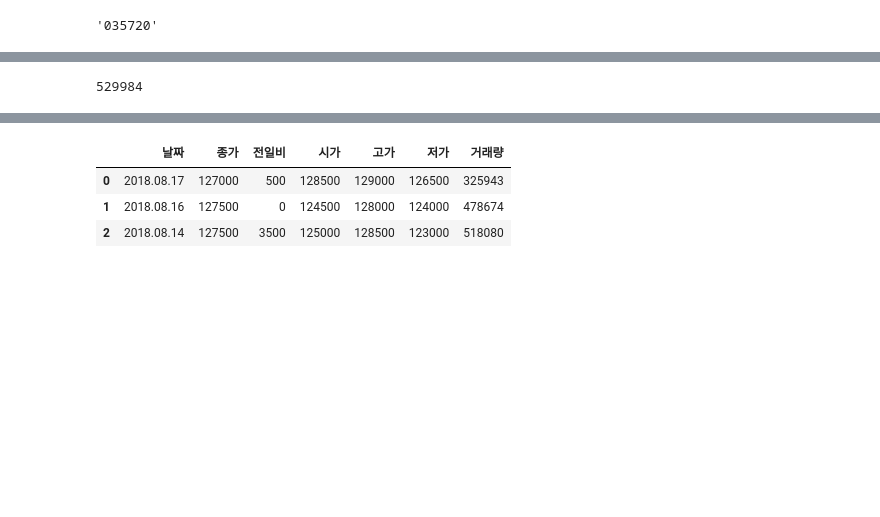
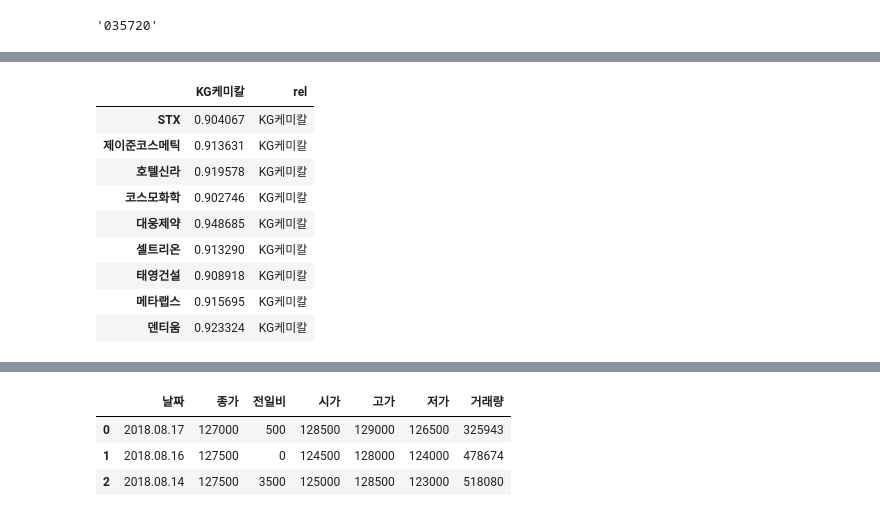
Before and after one commit to GoetheLee/WebCrawlerStudy, a Jupyter notebook: Etrade/get_stock_price_and_corr.ipynb, the cells around one changed output, grey strips where cells are left out. Drawn from its saved outputs; the diff is of its cells as text; code cells hidden in the pictures; blank space fills up the shorter version.

```diff
--- a/Etrade/get_stock_price_and_corr.ipynb
+++ b/Etrade/get_stock_price_and_corr.ipynb
@@ -152,4 +152,4 @@ close_df.head()
 # %%
 close_corr = close_df.corr()
 # %%
-close_corr[close_corr > 0.9]
+close_corr_09 = close_corr[(close_corr > 0.9) & (close_corr < 1.0) ]
@@ -175,4 +155,0 @@ close_corr[close_corr > 0.9]
-# %%
-728 * 728
-# %% [output]
-529984
@@ -178,0 +160,13 @@ close_corr[close_corr > 0.9]
+# %%
+x
+# %% [output]
+|  | KG케미칼 | rel |
+| STX | 0.904067 | KG케미칼 |
+| 제이준코스메틱 | 0.913631 | KG케미칼 |
+| 호텔신라 | 0.919578 | KG케미칼 |
+| 코스모화학 | 0.902746 | KG케미칼 |
+| 대웅제약 | 0.948685 | KG케미칼 |
+| 셀트리온 | 0.913290 | KG케미칼 |
+| 태영건설 | 0.908918 | KG케미칼 |
+| 메타랩스 | 0.915695 | KG케미칼 |
+| 덴티움 | 0.923324 | KG케미칼 |
```
Also changed, not shown: parts of 12 cells of this notebook, 1 other file.
